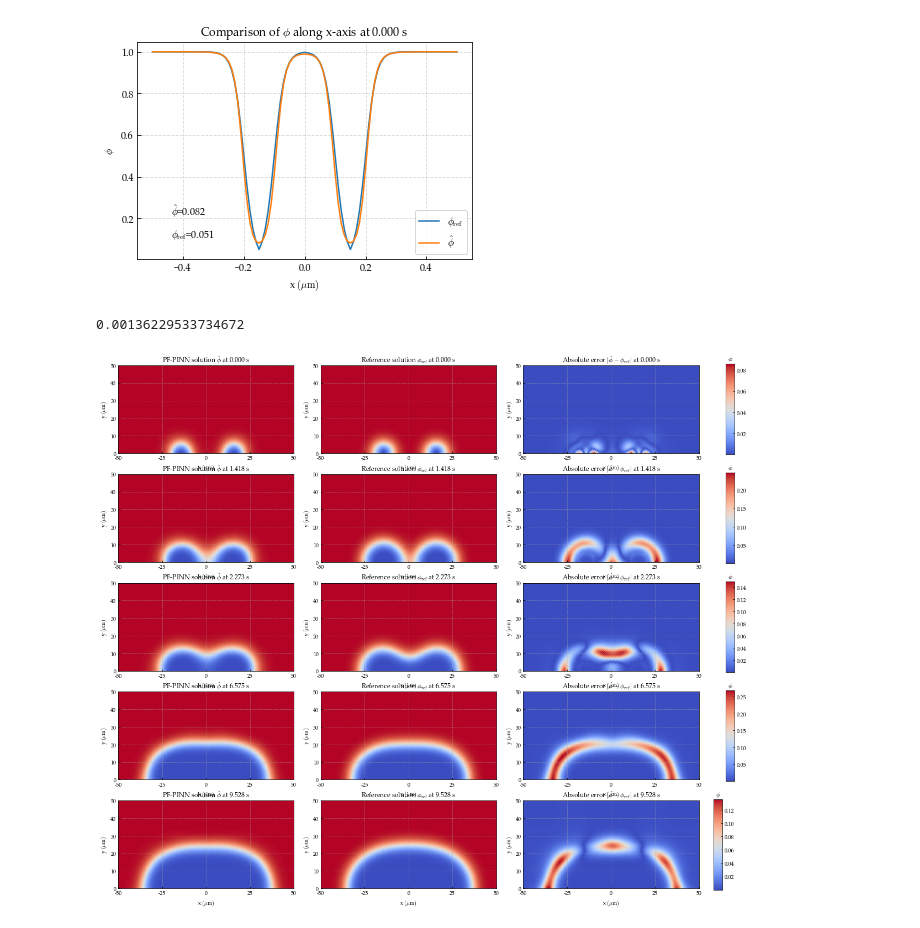
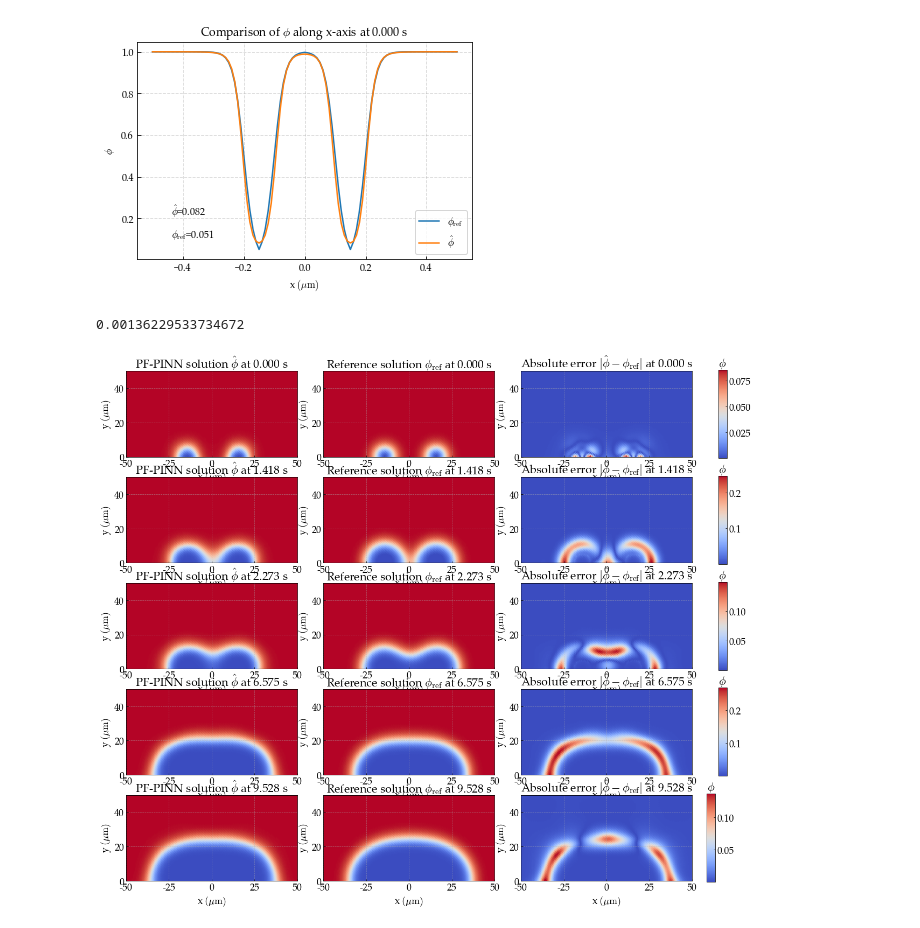
Before and after one commit to NanxiiChen/sharp-pinns, a Jupyter notebook: eval-2pits.ipynb, the cells around one changed output. Cells and saved outputs as stored; diff of their text form; code cells hidden in the pictures.

```diff
--- a/eval-2pits.ipynb
+++ b/eval-2pits.ipynb
@@ -180,6 +180,7 @@ ax.legend(loc="lower right")
 <matplotlib.legend.Legend at 0x...>
 [figure]
 # %%
+rc.update(configs)
 ts = [0.000, 1.418, 2.273, 6.575, 9.528,]
 # ts = [ 49.15]
 mesh_points = np.load("./data/2d-2pits/mesh_points.npy") * 1e4
@@ -226,32 +227,32 @@ for idx, tic in enumerate(ts):
     ax.set(
         xlabel="x " + r"$\mathrm{(\mu m)}$", ylabel="y " + r"$\mathrm{(\mu m)}$", aspect='equal',
         xlim=(-0.5, 0.5), ylim=(0, 0.5),
         title=r"Reference solution $\phi_{\mathrm{ref}}$" + " at "+ f"{tic:.3f} s"
     )
 
     ax = fig.add_subplot(gs[idx, 2])
     ax.scatter(mesh_points[:, 0], mesh_points[:, 1], c=diff, cmap='coolwarm',)
     # ax.scatter(mesh_points[:, 0], mesh_points[:, 1], c=truth[:, 0], cmap='coolwarm', vmin=0, vmax=1)
     ax.xaxis.set_major_formatter(plt.FuncFormatter(lambda x, pos: f'{x*1e2:.0f}'))
     ax.yaxis.set_major_formatter(plt.FuncFormatter(lambda x, pos: f'{x*1e2:.0f}'))
     ax.xaxis.set_major_locator(plt.MultipleLocator(0.25))
     ax.set(
         xlabel="x " + r"$\mathrm{(\mu m)}$", ylabel="y " + r"$\mathrm{(\mu m)}$", aspect='equal',
         xlim=(-0.5, 0.5), ylim=(0, 0.5),
         title=r"Absolute error $|\hat\phi - \phi_{\mathrm{ref}}|$" + " at "+ f"{tic:.3f} s"
     )
     mse += np.mean(diff**2)
     ax_bar = fig.add_subplot(gs[idx, 3])
     fig.colorbar(ax.collections[0], cax=ax_bar)
     ax_bar.set_title(r'$\phi$', loc='center')
     plt.subplots_adjust(wspace=0.2)
     pos = ax_bar.get_position()
     ax_bar.set_position([pos.x0 - 0.015, pos.y0, pos.width, pos.height])
     # plt.savefig(save_root + f"2d-diffusion-2pits-baseline-fields-{idx}.png", dpi=300, bbox_inches='tight')
 mse /= len(ts)
 print(mse)
 plt.savefig("out.png", dpi=300, bbox_inches="tight")
 # %% [output]
 0.00136229533734672
-[figure, old version]
+[figure, new version]
 # %%
```
Also changed, not shown: parts of 2 cells of this notebook, 12 other files.
